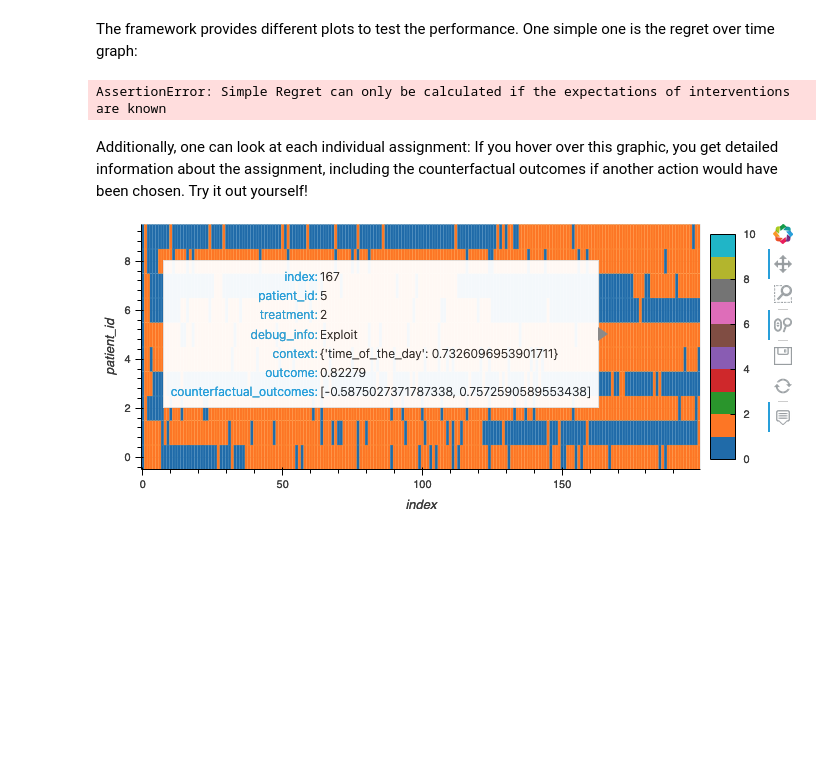
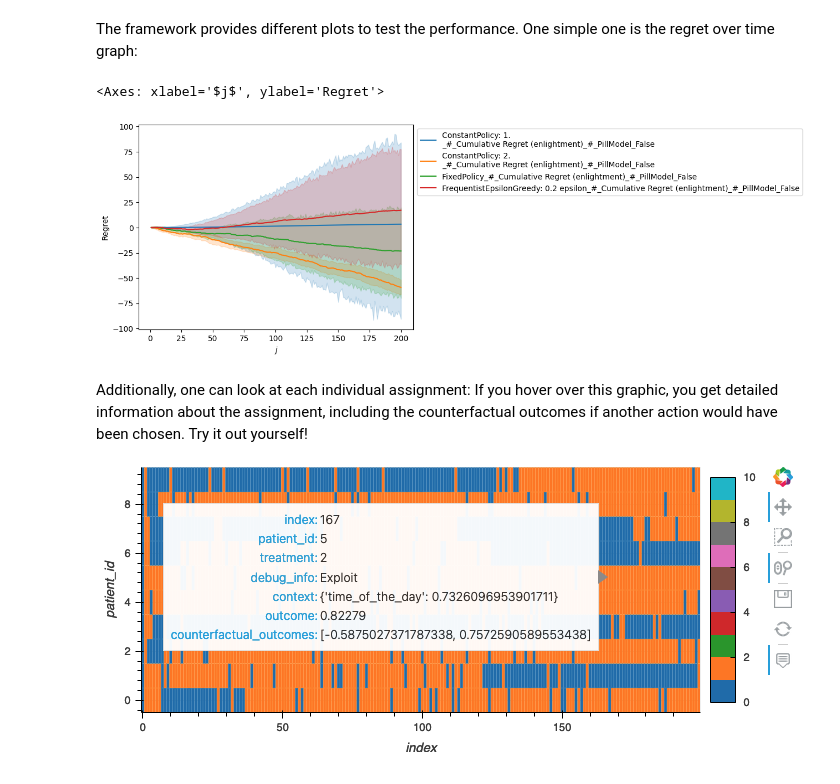
Before and after one commit to HIAlab/adaptive_nof1, a Jupyter notebook: notebooks/demo_hello_world.ipynb, the cells around one changed output. Saved outputs shown, nothing was run; the diff lists cells and outputs as text; code cells hidden in the pictures; blank space fills up the shorter version.

```diff
--- a/notebooks/demo_hello_world.ipynb
+++ b/notebooks/demo_hello_world.ipynb
@@ -96,15 +98,17 @@ adaptive_series_data = adaptive_series_runner.simulate(length)
 # %% [markdown]
 The framework provides different plots to test the performance. One simple one is the regret over time graph:
 # %%
-from adaptive_nof1.metrics import SimpleRegret
+from adaptive_nof1.metrics import CumulativeRegret
 from adaptive_nof1.series_of_simulations_data import SeriesOfSimulationsData
 
 SeriesOfSimulationsData.plot_lines(
     [constant_1_data, constant_2_data, fixed_schedule_data, adaptive_series_data],
-    [SimpleRegret(outcome_name="enlightment")],
+    [CumulativeRegret(outcome_name="enlightment")],
+    legend_position=(1, 1),
 )
 # %% [output]
-AssertionError: Simple Regret can only be calculated if the expectations of interventions are known
+<Axes: xlabel='$j$', ylabel='Regret'>
+[figure, added]
 # %% [markdown]
 Additionally, one can look at each individual assignment:
 If you hover over this graphic, you get detailed information about the assignment, including the counterfactual outcomes if another action would have been chosen.
```
Also changed, not shown: parts of 3 cells of this notebook, 7 other files.
